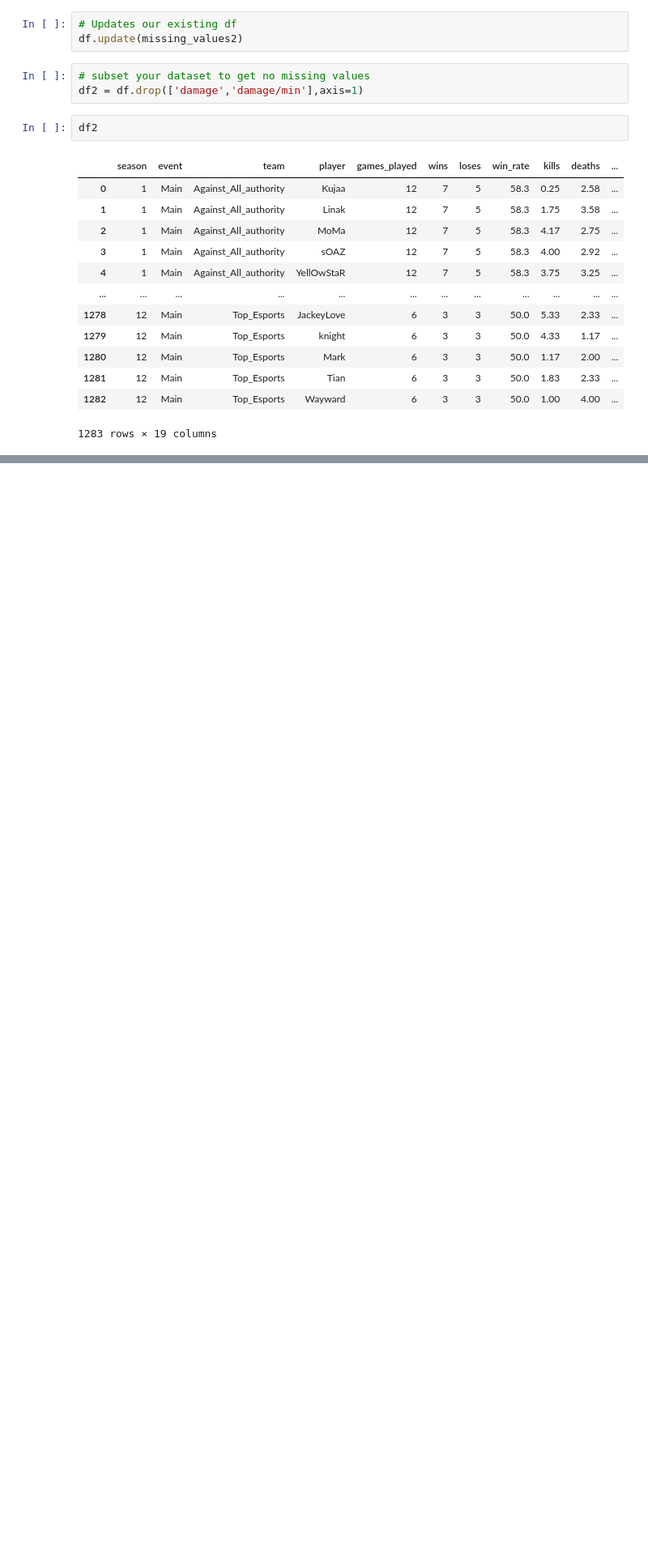
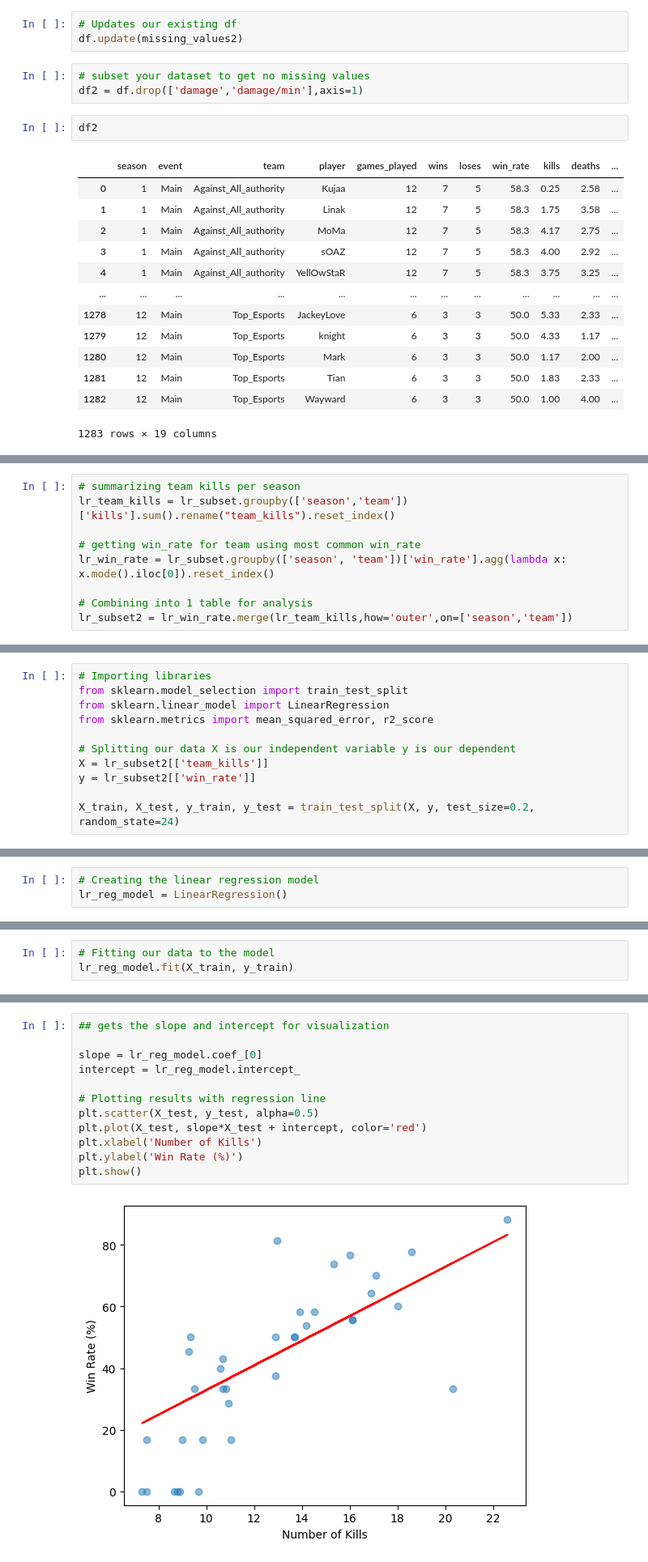
Before and after one commit to Ly-Mark/FrameWise, a Jupyter notebook: notebooks/Supervised Algorithms/LeagueLinearReg.ipynb, the cells around one changed output, grey strips where cells are left out. Shown at 81% size. Drawn from its saved outputs; the diff is of its cells as text; blank space fills up the shorter version.

Commit message:
New article on Linear Regression

```diff
--- a/notebooks/Supervised Algorithms/LeagueLinearReg.ipynb
+++ b/notebooks/Supervised Algorithms/LeagueLinearReg.ipynb
@@ -67,0 +164,9 @@ df2
+# %%
+# summarizing team kills per season
+lr_team_kills = lr_subset.groupby(['season','team'])['kills'].sum().rename("team_kills").reset_index()
+
+# getting win_rate for team using most common win_rate
+lr_win_rate = lr_subset.groupby(['season', 'team'])['win_rate'].agg(lambda x: x.mode().iloc[0]).reset_index()
+
+# Combining into 1 table for analysis
+lr_subset2 = lr_win_rate.merge(lr_team_kills,how='outer',on=['season','team'])
@@ -67,0 +203,11 @@ df2
+# %%
+# Importing libraries
+from sklearn.model_selection import train_test_split
+from sklearn.linear_model import LinearRegression
+from sklearn.metrics import mean_squared_error, r2_score
+
+# Splitting our data X is our independent variable y is our dependent
+X = lr_subset2[['team_kills']]
+y = lr_subset2[['win_rate']]
+
+X_train, X_test, y_train, y_test = train_test_split(X, y, test_size=0.2, random_state=24)
@@ -67,0 +218,3 @@ df2
+# %%
+# Creating the linear regression model
+lr_reg_model = LinearRegression()
@@ -67,0 +225,3 @@ df2
+# %%
+# Fitting our data to the model
+lr_reg_model.fit(X_train, y_train)
@@ -67,0 +296,14 @@ df2
+# %%
+## gets the slope and intercept for visualization
+
+slope = lr_reg_model.coef_[0]
+intercept = lr_reg_model.intercept_
+
+# Plotting results with regression line
+plt.scatter(X_test, y_test, alpha=0.5)
+plt.plot(X_test, slope*X_test + intercept, color='red')
+plt.xlabel('Number of Kills')
+plt.ylabel('Win Rate (%)')
+plt.show()
+# %% [output]
+[figure, added]
```
Also changed, not shown: parts of 36 cells of this notebook, 12 other files.
